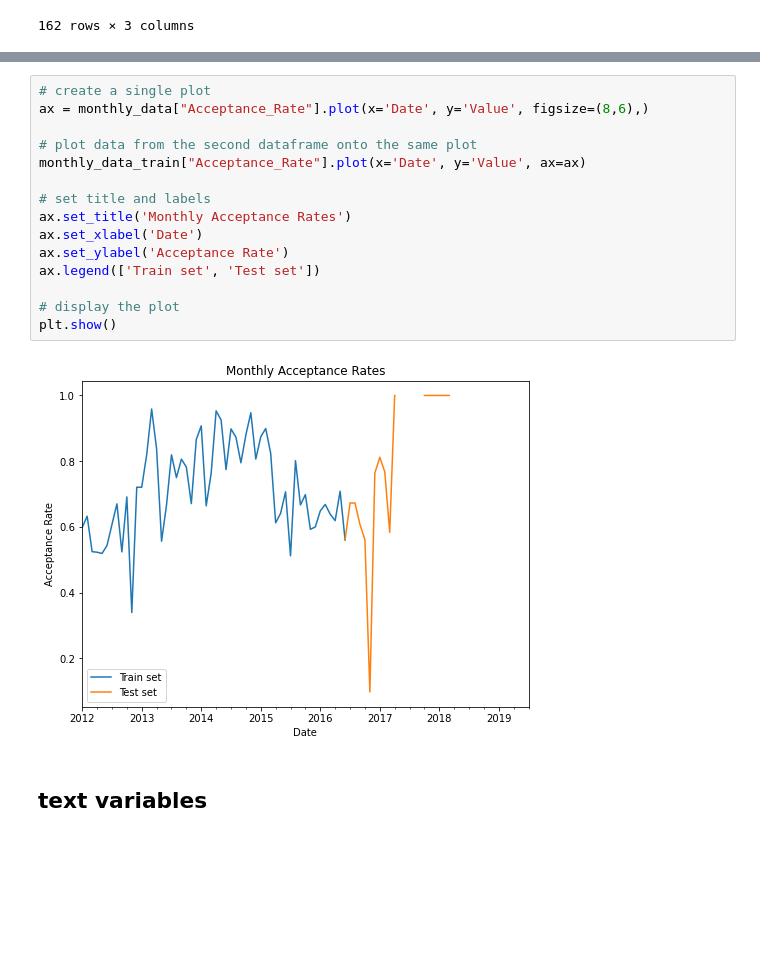
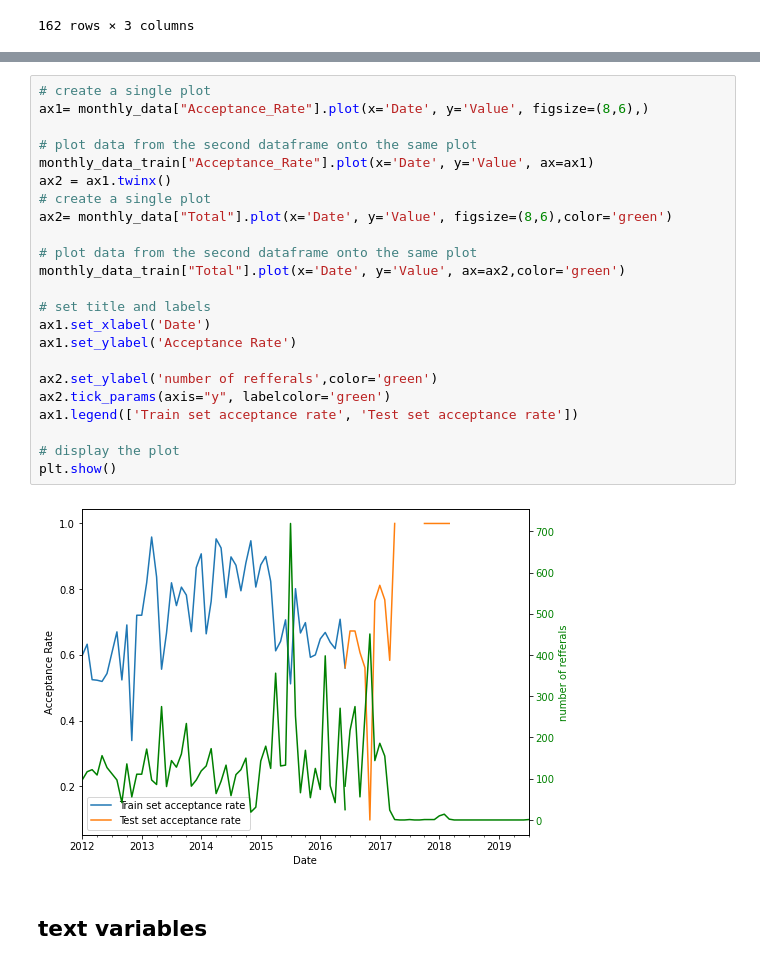
Before and after one commit to Data-Science-Knowledge-Center-Nova-SBE/PBL-HGO, a Jupyter notebook: train_test_time_series_analysis.ipynb, the cells around one changed output, grey strips where cells are left out. Drawn from its saved outputs; the diff is of its cells as text; blank space fills up the shorter version.

```diff
--- a/train_test_time_series_analysis.ipynb
+++ b/train_test_time_series_analysis.ipynb
@@ -260,20 +267,28 @@ plt.show()
 # %%
 # create a single plot
-ax = monthly_data["Acceptance_Rate"].plot(x='Date', y='Value', figsize=(8,6),)
+ax1= monthly_data["Acceptance_Rate"].plot(x='Date', y='Value', figsize=(8,6),)
 
 # plot data from the second dataframe onto the same plot
-monthly_data_train["Acceptance_Rate"].plot(x='Date', y='Value', ax=ax)
+monthly_data_train["Acceptance_Rate"].plot(x='Date', y='Value', ax=ax1)
+ax2 = ax1.twinx()
+# create a single plot
+ax2= monthly_data["Total"].plot(x='Date', y='Value', figsize=(8,6),color='green')
+
+# plot data from the second dataframe onto the same plot
+monthly_data_train["Total"].plot(x='Date', y='Value', ax=ax2,color='green')
 
 # set title and labels
-ax.set_title('Monthly Acceptance Rates')
-ax.set_xlabel('Date')
-ax.set_ylabel('Acceptance Rate')
-ax.legend(['Train set', 'Test set'])
+ax1.set_xlabel('Date')
+ax1.set_ylabel('Acceptance Rate')
+
+ax2.set_ylabel('number of refferals',color='green')
+ax2.tick_params(axis="y", labelcolor='green')
+ax1.legend(['Train set acceptance rate', 'Test set acceptance rate'])
 
 # display the plot
 plt.show()
 # %% [output]
-[figure, old version]
+[figure, new version]
 # %% [markdown]
 ##  text variables
 # %%
```
Also changed, not shown: parts of 7 cells of this notebook, 3 other files.
